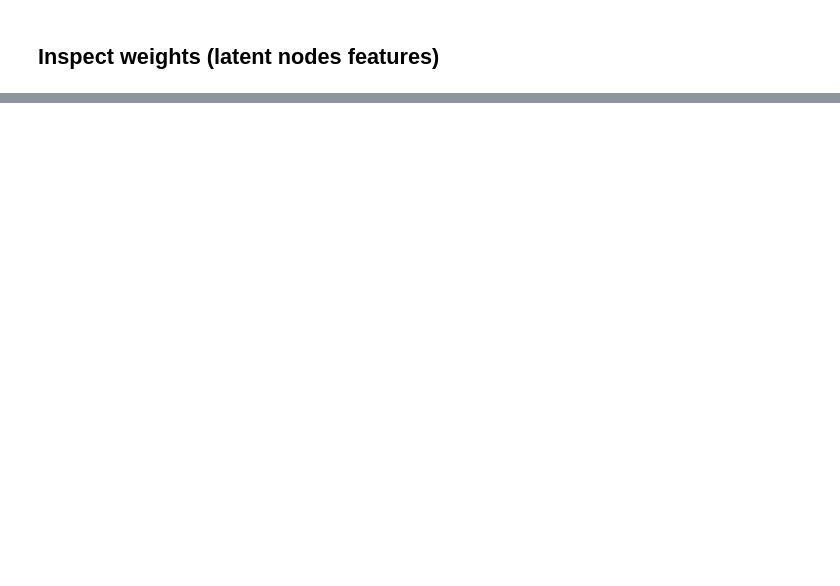
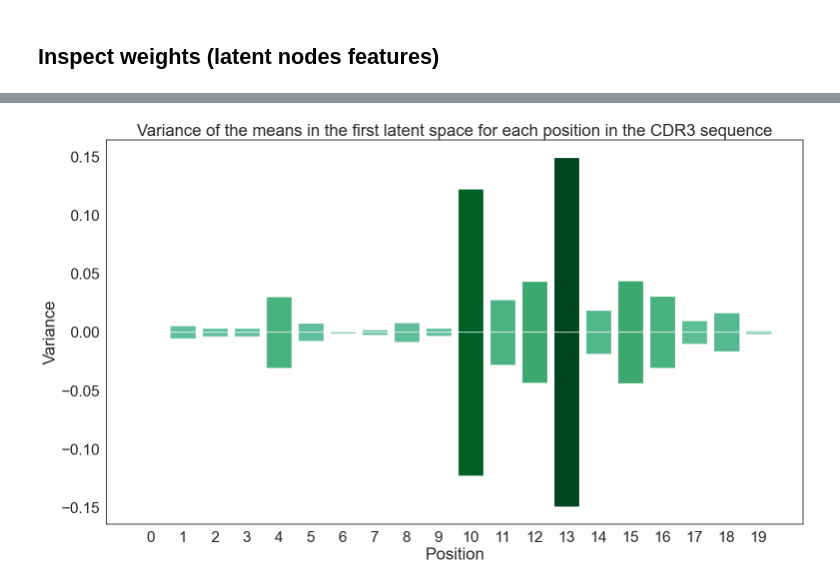
Before and after one commit to yanismiraoui/M4R-Project-Notebooks, a Jupyter notebook: 11_VAE_vampire_latent.ipynb, the cells around one changed output, grey strips where cells are left out. Drawn from its saved outputs; the diff is of its cells as text; code cells hidden in the pictures; blank space fills up the shorter version.

```diff
--- a/11_VAE_vampire_latent.ipynb
+++ b/11_VAE_vampire_latent.ipynb
@@ -466,0 +434,33 @@ plt.show()
+# %%
+import matplotlib
+import matplotlib.cm as cm
+
+# Map values to colors from blue to green as latent 1 increases
+minima = min([vars_pos[i][0] for i in vars_pos.keys()])
+maxima = max([vars_pos[i][0] for i in vars_pos.keys()])
+my_norm_lat1 = matplotlib.colors.Normalize(vmin=minima, vmax=maxima, clip=True)
+orig_cmap = plt.cm.BuGn
+colors = orig_cmap(np.linspace(0.5, 1, len([vars_pos[i][0] for i in vars_pos.keys()])))
+cmap_lat1 = matplotlib.colors.LinearSegmentedColormap.from_list("mycmap1", colors)
+
+# Map values to colors from green to red as latent 2 increases
+minima = min([vars_pos[i][1] for i in vars_pos.keys()])
+maxima = max([vars_pos[i][1] for i in vars_pos.keys()])
+my_norm_lat2 = matplotlib.colors.Normalize(vmin=minima, vmax=maxima, clip=True)
+orig_cmap = plt.cm.BuGn
+colors = orig_cmap(np.linspace(0.5, 1, len([vars_pos[i][1] for i in vars_pos.keys()])))
+cmap_lat2 = matplotlib.colors.LinearSegmentedColormap.from_list("mycmap2", colors)
+# %%
+# Back to back bar chart in two figures with positive and negative values (symmetric around 0)
+sns.set(rc={'figure.figsize':(18,10)}, font_scale=2, style="white", palette="bright")
+plt.figure(figsize=(18, 10))
+plt.bar(list(vars_pos.keys()), [vars_pos[i][0] for i in vars_pos.keys()], color=cmap_lat1(my_norm_lat1([vars_pos[i][0] for i in vars_pos.keys()])))
+plt.bar(list(vars_pos.keys()), [-vars_pos[i][0] for i in vars_pos.keys()], color=cmap_lat1(my_norm_lat1([vars_pos[i][0] for i in vars_pos.keys()])))
+plt.title('Variance of the means in the first latent space for each position in the CDR3 sequence')
+plt.xticks(np.arange(0, 20, 1))
+plt.xlabel("Position")
+plt.ylabel("Variance")
+plt.savefig("./images/vae_var_position1.png", dpi=300, bbox_inches='tight')
+plt.show()
+# %% [output]
+[figure, added]
```
Also changed, not shown: parts of 32 cells of this notebook, 14 other files.
